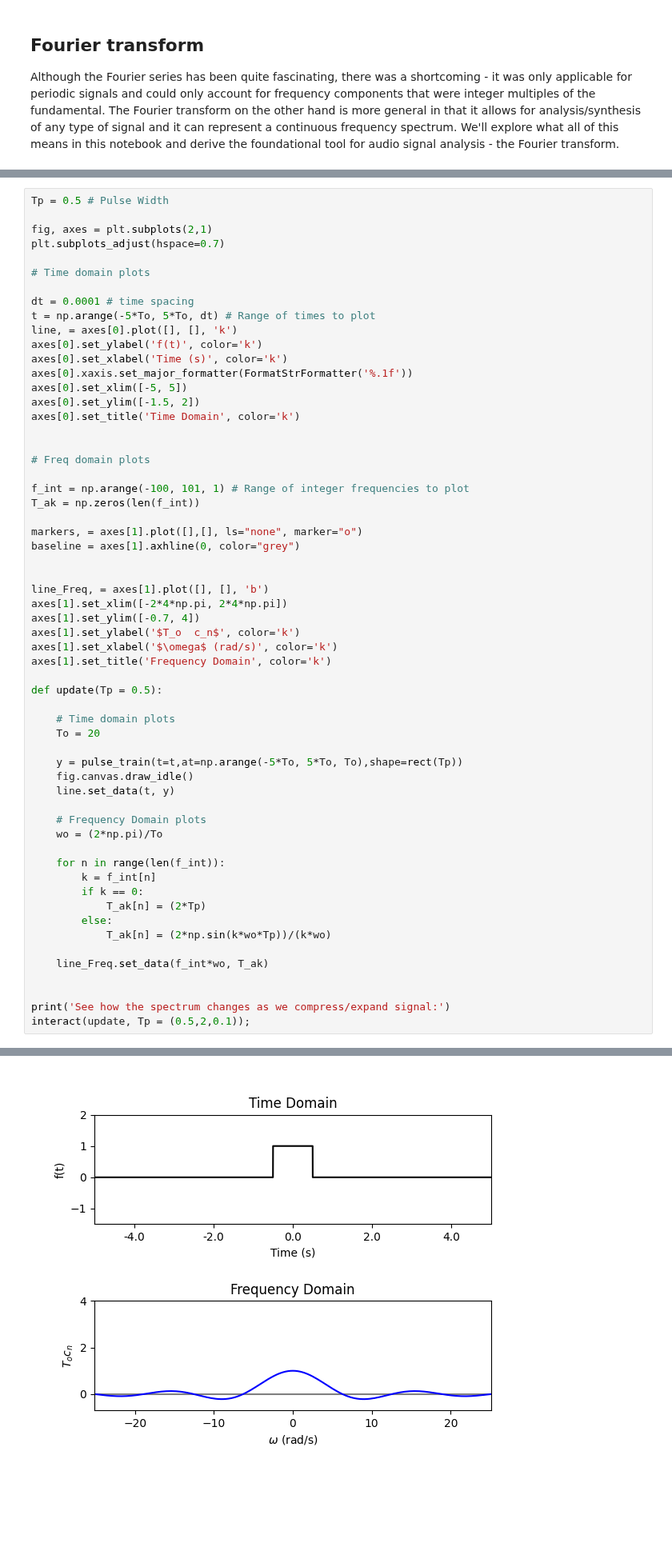
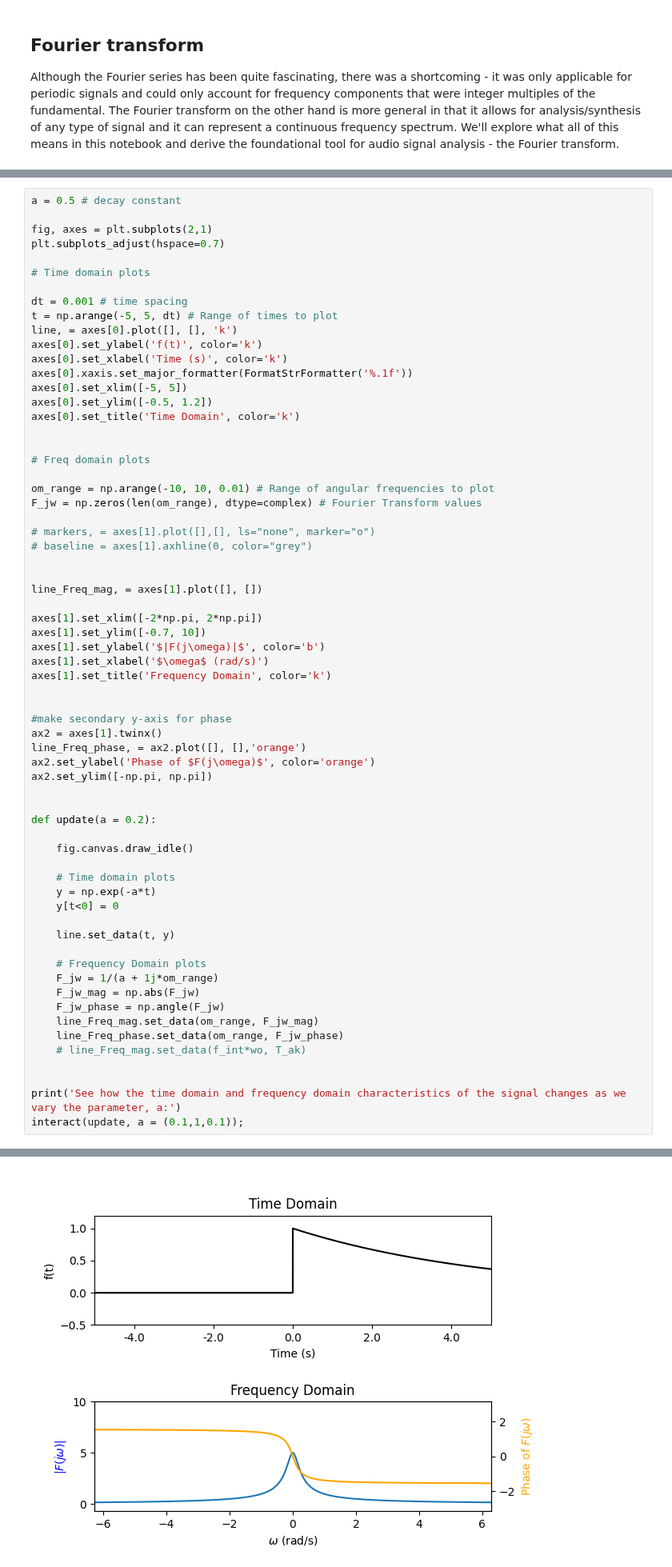
Before and after one commit to randyaliased/acspjbook, a Jupyter notebook: book/fundamental/05_Fourier_Transform.ipynb, the cells around one changed output, grey strips where cells are left out. Shown at 80% size. Saved outputs shown, nothing was run; the diff lists cells and outputs as text; blank space fills up the shorter version.

```diff
--- a/book/fundamental/05_Fourier_Transform.ipynb
+++ b/book/fundamental/05_Fourier_Transform.ipynb
@@ -307,60 +330,66 @@ $\begin{align}
 # %%
-Tp = 0.5 # Pulse Width
+a = 0.5 # decay constant
 
 fig, axes = plt.subplots(2,1)
 plt.subplots_adjust(hspace=0.7)
 
 # Time domain plots
 
-dt = 0.0001 # time spacing
-t = np.arange(-5*To, 5*To, dt) # Range of times to plot
+dt = 0.001 # time spacing
+t = np.arange(-5, 5, dt) # Range of times to plot
 line, = axes[0].plot([], [], 'k')
 axes[0].set_ylabel('f(t)', color='k')
 axes[0].set_xlabel('Time (s)', color='k')
 axes[0].xaxis.set_major_formatter(FormatStrFormatter('%.1f'))
 axes[0].set_xlim([-5, 5])
-axes[0].set_ylim([-1.5, 2])
+axes[0].set_ylim([-0.5, 1.2])
 axes[0].set_title('Time Domain', color='k')
 
 
 # Freq domain plots
 
-f_int = np.arange(-100, 101, 1) # Range of integer frequencies to plot
-T_ak = np.zeros(len(f_int))
+om_range = np.arange(-10, 10, 0.01) # Range of angular frequencies to plot
+F_jw = np.zeros(len(om_range), dtype=complex) # Fourier Transform values
 
-markers, = axes[1].plot([],[], ls="none", marker="o")
-baseline = axes[1].axhline(0, color="grey")
+# markers, = axes[1].plot([],[], ls="none", marker="o")
+# baseline = axes[1].axhline(0, color="grey")
 
 
-line_Freq, = axes[1].plot([], [], 'b')
-axes[1].set_xlim([-2*4*np.pi, 2*4*np.pi])
-axes[1].set_ylim([-0.7, 4])
-axes[1].set_ylabel('$T_o  c_n$', color='k')
-axes[1].set_xlabel('$\omega$ (rad/s)', color='k')
+line_Freq_mag, = axes[1].plot([], [])
+
+axes[1].set_xlim([-2*np.pi, 2*np.pi])
+axes[1].set_ylim([-0.7, 10])
+axes[1].set_ylabel('$|F(j\omega)|$', color='b')
+axes[1].set_xlabel('$\omega$ (rad/s)')
 axes[1].set_title('Frequency Domain', color='k')
 
-def update(Tp = 0.5):
+
+#make secondary y-axis for phase
+ax2 = axes[1].twinx()
+line_Freq_phase, = ax2.plot([], [],'orange')
+ax2.set_ylabel('Phase of $F(j\omega)$', color='orange')
+ax2.set_ylim([-np.pi, np.pi])
+
+
+def update(a = 0.2):
+
+    fig.canvas.draw_idle()
 
     # Time domain plots
-    To = 20
+    y = np.exp(-a*t)
+    y[t<0] = 0
 
-    y = pulse_train(t=t,at=np.arange(-5*To, 5*To, To),shape=rect(Tp))
-    fig.canvas.draw_idle()
     line.set_data(t, y)
 
     # Frequency Domain plots
-    wo = (2*np.pi)/To
-
-    for n in range(len(f_int)):
-        k = f_int[n]
-        if k == 0:
-            T_ak[n] = (2*Tp)
-        else:
-            T_ak[n] = (2*np.sin(k*wo*Tp))/(k*wo)
-
-    line_Freq.set_data(f_int*wo, T_ak)
+    F_jw = 1/(a + 1j*om_range)
+    F_jw_mag = np.abs(F_jw)
+    F_jw_phase = np.angle(F_jw)
+    line_Freq_mag.set_data(om_range, F_jw_mag)
+    line_Freq_phase.set_data(om_range, F_jw_phase)
+    # line_Freq_mag.set_data(f_int*wo, T_ak)
 
 
-print('See how the spectrum changes as we compress/expand signal:')
-interact(update, Tp = (0.5,2,0.1));
+print('See how the time domain and frequency domain characteristics of the signal changes as we vary the parameter, a:')
+interact(update, a = (0.1,1,0.1));
 # %% [output]
@@ -369 +398 @@ interactive(children=(FloatSlider(value=0.5, description='Tp', max=2.0, min=0.5)
-[figure, old version]
+[figure, new version]
```
Also changed, not shown: parts of 3 cells of this notebook, 2 other files.
